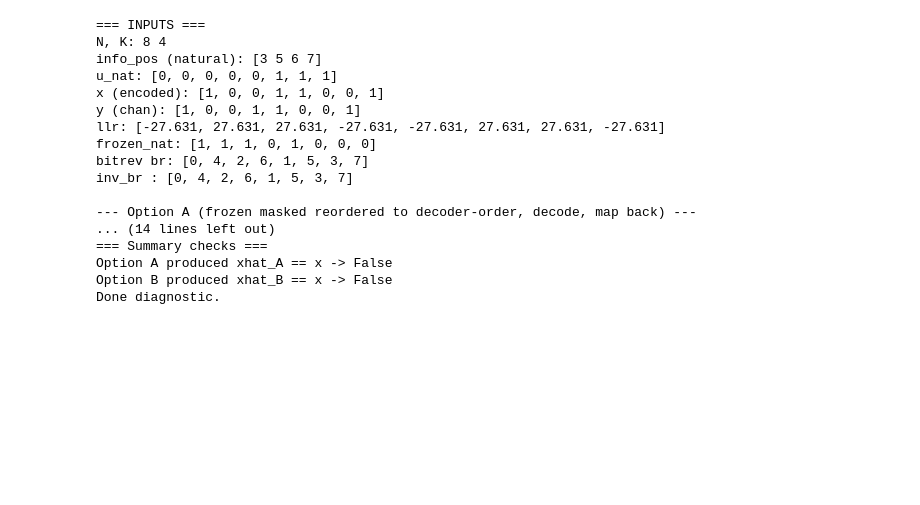
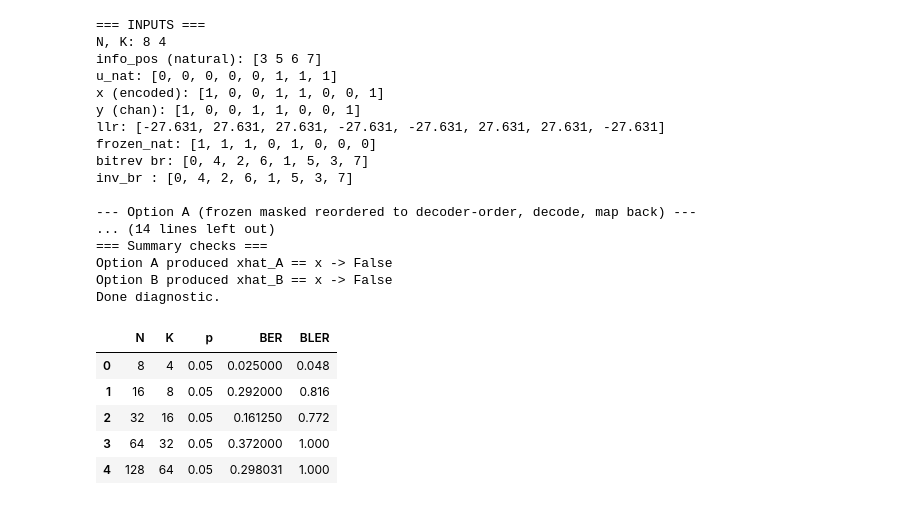
Before and after one commit to goIsaiah/PolarCoding, a Jupyter notebook: attempt5.ipynb, the cells around one changed output. Saved outputs shown, nothing was run; the diff lists cells and outputs as text; code cells hidden in the pictures; blank space fills up the shorter version.

```diff
--- a/attempt5.ipynb
+++ b/attempt5.ipynb
@@ -590,0 +660,24 @@ Done diagnostic.
+# %%
+import pandas as pd
+
+def sweep_N(K_over_N=0.5, p=0.05, trials=200):
+    results = []
+
+    for N in [8, 16, 32, 64, 128]:
+        K = int(K_over_N * N)
+        ber, bler = monte_carlo_once(N, K, p, trials)
+        results.append((N, K, p, ber, bler))
+
+    df = pd.DataFrame(results, columns=["N", "K", "p", "BER", "BLER"])
+    return df
+
+
+df = sweep_N(p=0.05, trials=500)
+df
+# %% [output]
+|  | N | K | p | BER | BLER |
+| 0 | 8 | 4 | 0.05 | 0.025000 | 0.048 |
+| 1 | 16 | 8 | 0.05 | 0.292000 | 0.816 |
+| 2 | 32 | 16 | 0.05 | 0.161250 | 0.772 |
+| 3 | 64 | 32 | 0.05 | 0.372000 | 1.000 |
+| 4 | 128 | 64 | 0.05 | 0.298031 | 1.000 |
```
Also changed, not shown: parts of 8 cells of this notebook, 1 other file.
